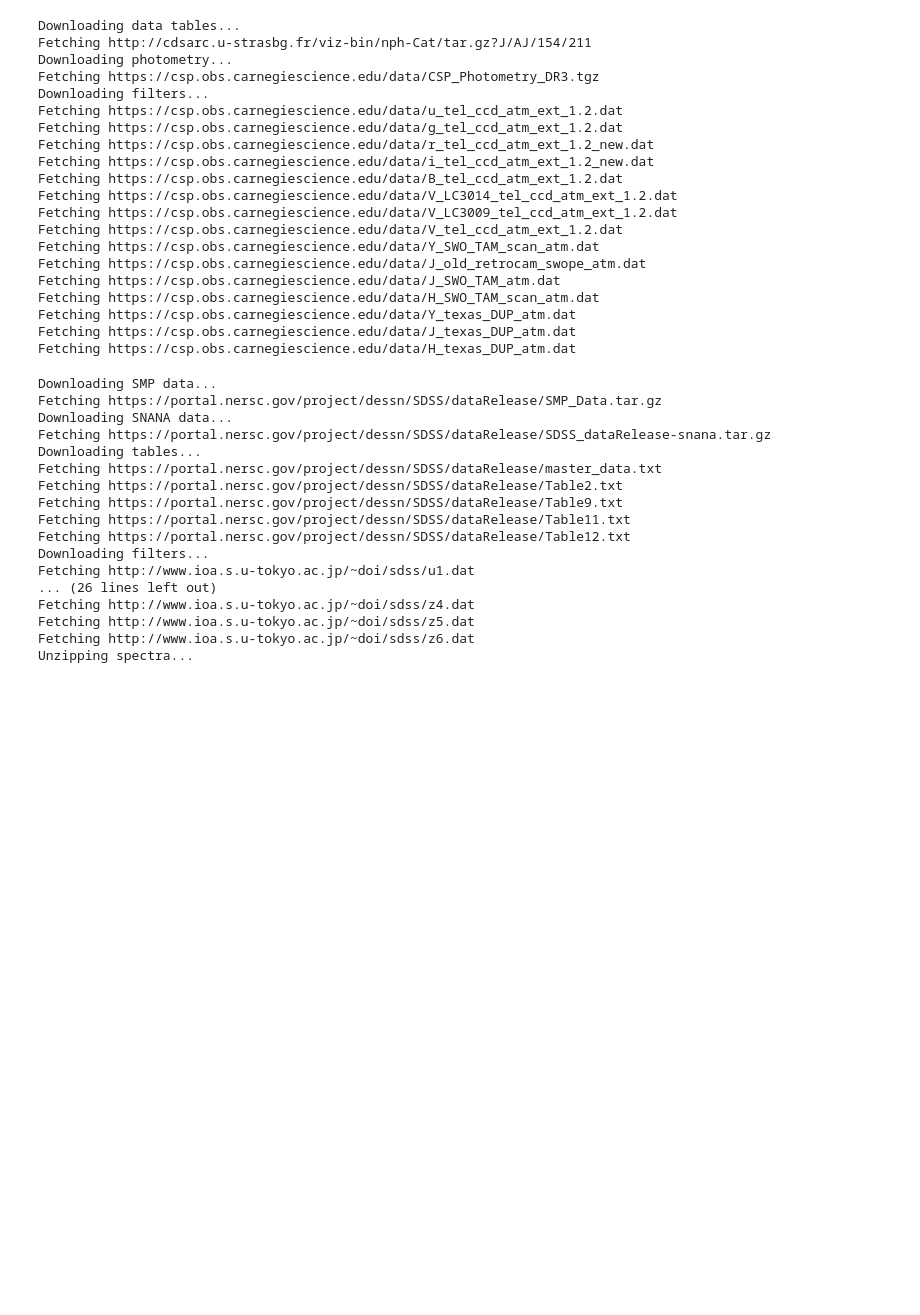
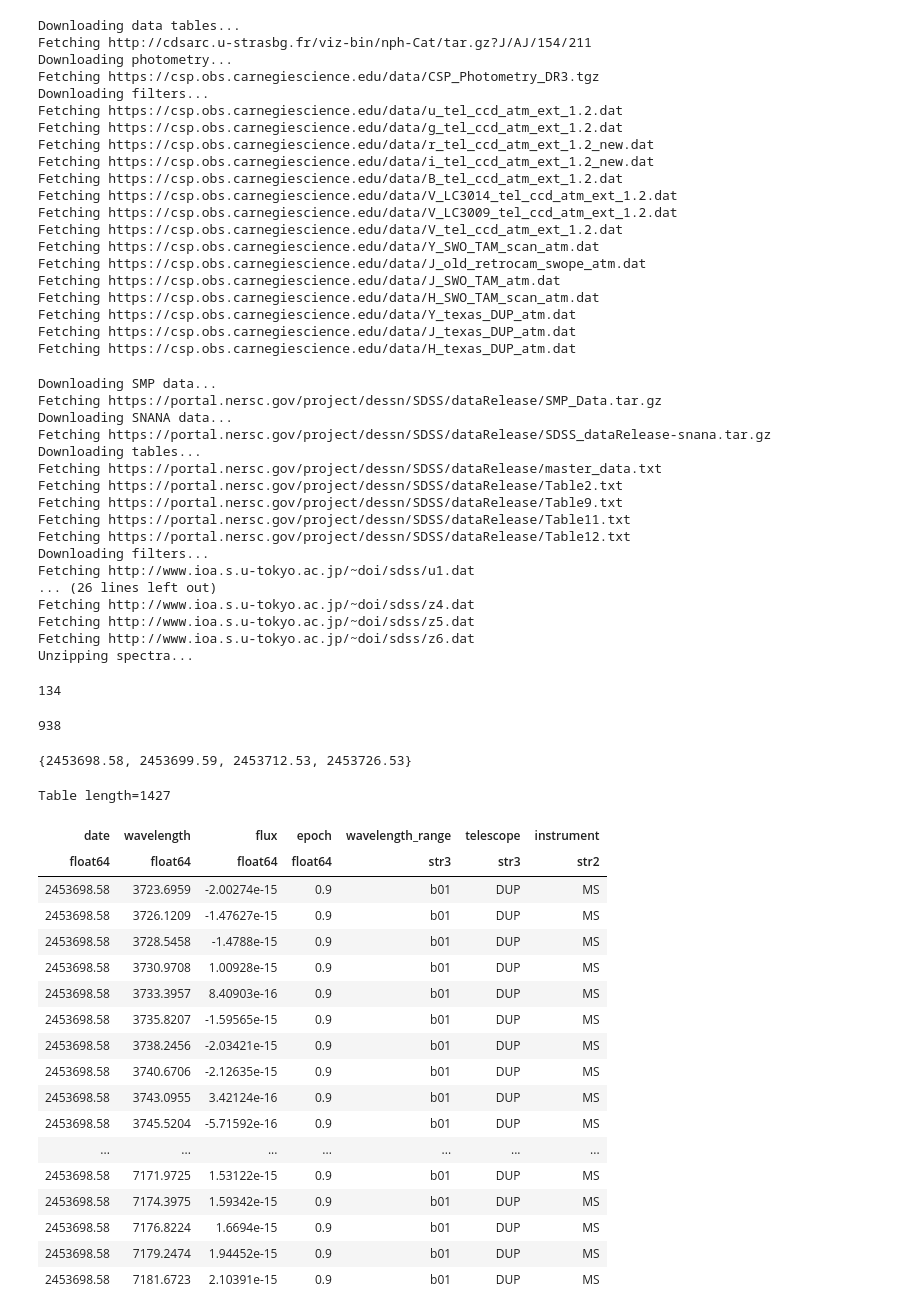
Before and after one commit to mwvgroup/SN-Spectral-Evolution, a Jupyter notebook: spectral_filtering.ipynb, the cells around one changed output. Cells and saved outputs as stored; diff of their text form; code cells hidden in the pictures; blank space fills up the shorter version.

```diff
--- a/spectral_filtering.ipynb
+++ b/spectral_filtering.ipynb
@@ -49,3 +49,13 @@ Fetching http://www.ioa.s.u-tokyo.ac.jp/~doi/sdss/z4.dat
 Fetching http://www.ioa.s.u-tokyo.ac.jp/~doi/sdss/z5.dat
 Fetching http://www.ioa.s.u-tokyo.ac.jp/~doi/sdss/z6.dat
 Unzipping spectra...
+# %%
+dr3.get_available_ids()
+len(dr3.get_available_ids())
+# %% [output]
+134
+# %%
+sako18spec.get_available_ids()
+len(sako18spec.get_available_ids())
+# %% [output]
+938
@@ -51,0 +66,28 @@ Unzipping spectra...
+# %%
+set(data['date'])
+#list available dates/times from the supernova
+# %% [output]
+{2453698.58, 2453699.59, 2453712.53, 2453726.53}
+# %%
+data[data['date']==2453698.58]
+#calling up the data table for a specific date/time
+# %% [output]
+Table length=1427
+| date | wavelength | flux | epoch | wavelength_range | telescope | instrument |
+| float64 | float64 | float64 | float64 | str3 | str3 | str2 |
+| 2453698.58 | 3723.6959 | -2.00274e-15 | 0.9 | b01 | DUP | MS |
+| 2453698.58 | 3726.1209 | -1.47627e-15 | 0.9 | b01 | DUP | MS |
+| 2453698.58 | 3728.5458 | -1.4788e-15 | 0.9 | b01 | DUP | MS |
+| 2453698.58 | 3730.9708 | 1.00928e-15 | 0.9 | b01 | DUP | MS |
+| 2453698.58 | 3733.3957 | 8.40903e-16 | 0.9 | b01 | DUP | MS |
+| 2453698.58 | 3735.8207 | -1.59565e-15 | 0.9 | b01 | DUP | MS |
+| 2453698.58 | 3738.2456 | -2.03421e-15 | 0.9 | b01 | DUP | MS |
+| 2453698.58 | 3740.6706 | -2.12635e-15 | 0.9 | b01 | DUP | MS |
+| 2453698.58 | 3743.0955 | 3.42124e-16 | 0.9 | b01 | DUP | MS |
+| 2453698.58 | 3745.5204 | -5.71592e-16 | 0.9 | b01 | DUP | MS |
+| ... | ... | ... | ... | ... | ... | ... |
+| 2453698.58 | 7171.9725 | 1.53122e-15 | 0.9 | b01 | DUP | MS |
+| 2453698.58 | 7174.3975 | 1.59342e-15 | 0.9 | b01 | DUP | MS |
+| 2453698.58 | 7176.8224 | 1.6694e-15 | 0.9 | b01 | DUP | MS |
+| 2453698.58 | 7179.2474 | 1.94452e-15 | 0.9 | b01 | DUP | MS |
+| 2453698.58 | 7181.6723 | 2.10391e-15 | 0.9 | b01 | DUP | MS |
```
Also changed, not shown: parts of 14 cells of this notebook.
